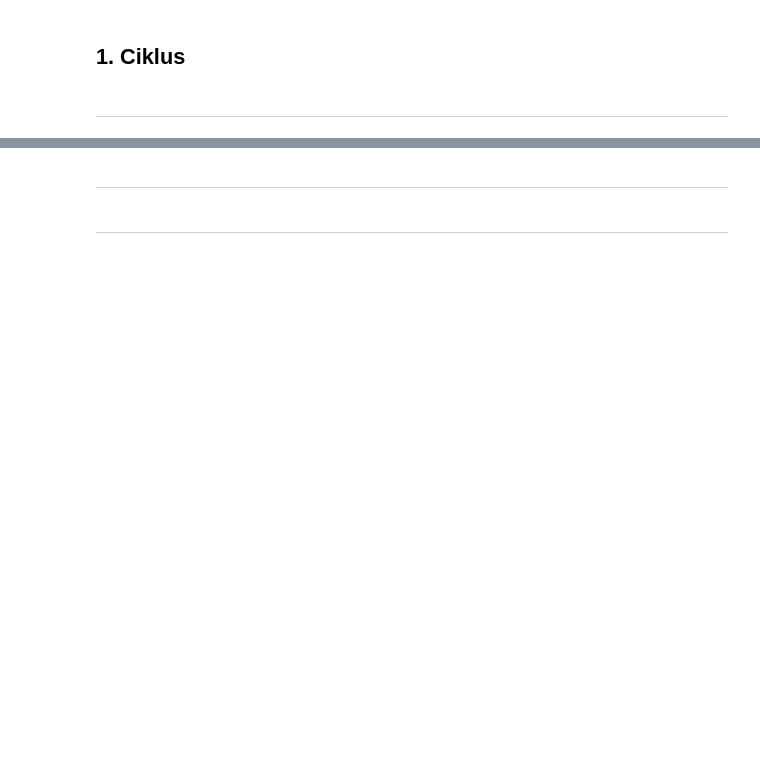
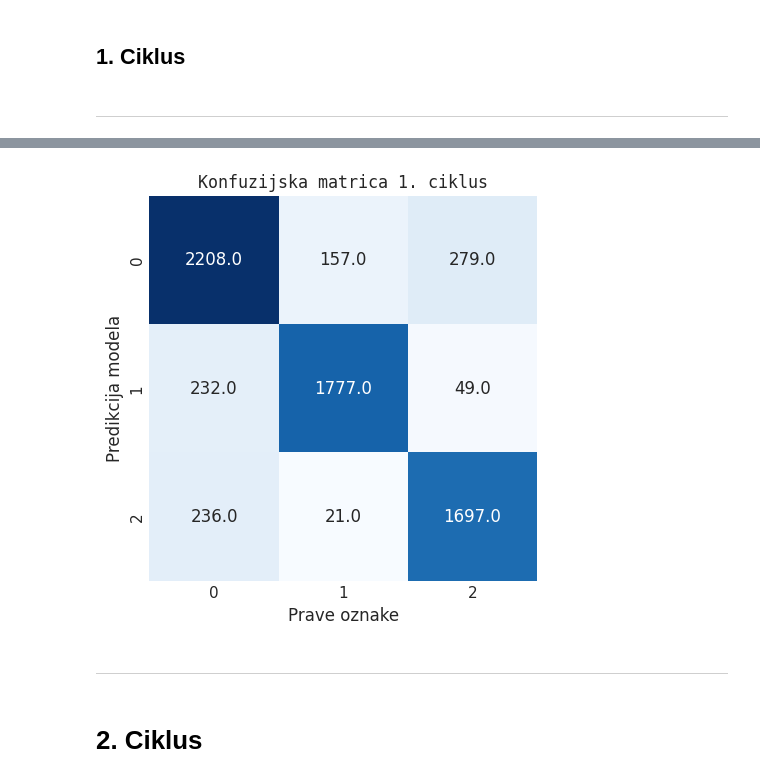
Before and after one commit to emadonev/morfologija_galaksija, a Jupyter notebook: galaxy_morph/nbs/results_graphs.ipynb, the cells around one changed output, grey strips where cells are left out. Saved outputs shown, nothing was run; the diff lists cells and outputs as text; code cells hidden in the pictures; blank space fills up the shorter version.

```diff
--- a/galaxy_morph/nbs/results_graphs.ipynb
+++ b/galaxy_morph/nbs/results_graphs.ipynb
@@ -23,8 +45,8 @@ muted_colors = sns.set_palette(sns.color_palette(colors))
 # %%
 # Set up your font properties (optional)
-font = FontProperties()
+font = fm.FontProperties()
 font.set_family('serif')
-font.set_name('Times')  # Times font
-
+font.set_name('DejaVu Sans Mono')  # Times font
+sns.set(font="DejaVu Sans Mono")
 
 %matplotlib inline
@@ -31,5 +55,5 @@ font.set_name('Times')  # Times font
 # %% [markdown]
 ## 1. Ciklus
 # %%
-results_run1 = pickle.load(open("/teamspace/studios/this_studio/galaxy_morph/output/run1/results_runs_bench_final_true.pkl", "rb"))
-results_class_run1 = pickle.load(open("/teamspace/studios/this_studio/galaxy_morph/output/run1/results_runs_class_bench_final_true.pkl", "rb"))
+results_run1 = pickle.load(open("/teamspace/studios/this_studio/galaxy_morph/output/run1_02/results_runs_bench_final_true.pkl", "rb"))
+results_class_run1 = pickle.load(open("/teamspace/studios/this_studio/galaxy_morph/output/run1_02/results_runs_class_bench_final_true.pkl", "rb"))
@@ -58,2 +136,10 @@ valid_F1_class = [results_class_run1[i][11] for i in results_class_run1]
+# %%
+ct = pd.crosstab(predicted,  valid_true_run1[32], rownames=["Predikcija modela"], colnames=["Prave oznake"])
+plt.figure(figsize=(5,5))
+sns.heatmap(ct, cmap="Blues", annot=True, xticklabels="012", yticklabels="012", fmt=".1f", cbar=False)
+plt.title("Konfuzijska matrica 1. ciklus",fontproperties=font, fontsize=12)
+plt.show()
+# %% [output]
+[figure, added]
 # %% [markdown]
 ---
@@ -64,2 +146,2 @@ valid_ids = [results_class_run1[i][8] for i in results_class_run1]
 # %% [markdown]
----
+# 2. Ciklus
```
Also changed, not shown: parts of 19 cells of this notebook, 2 other files.
